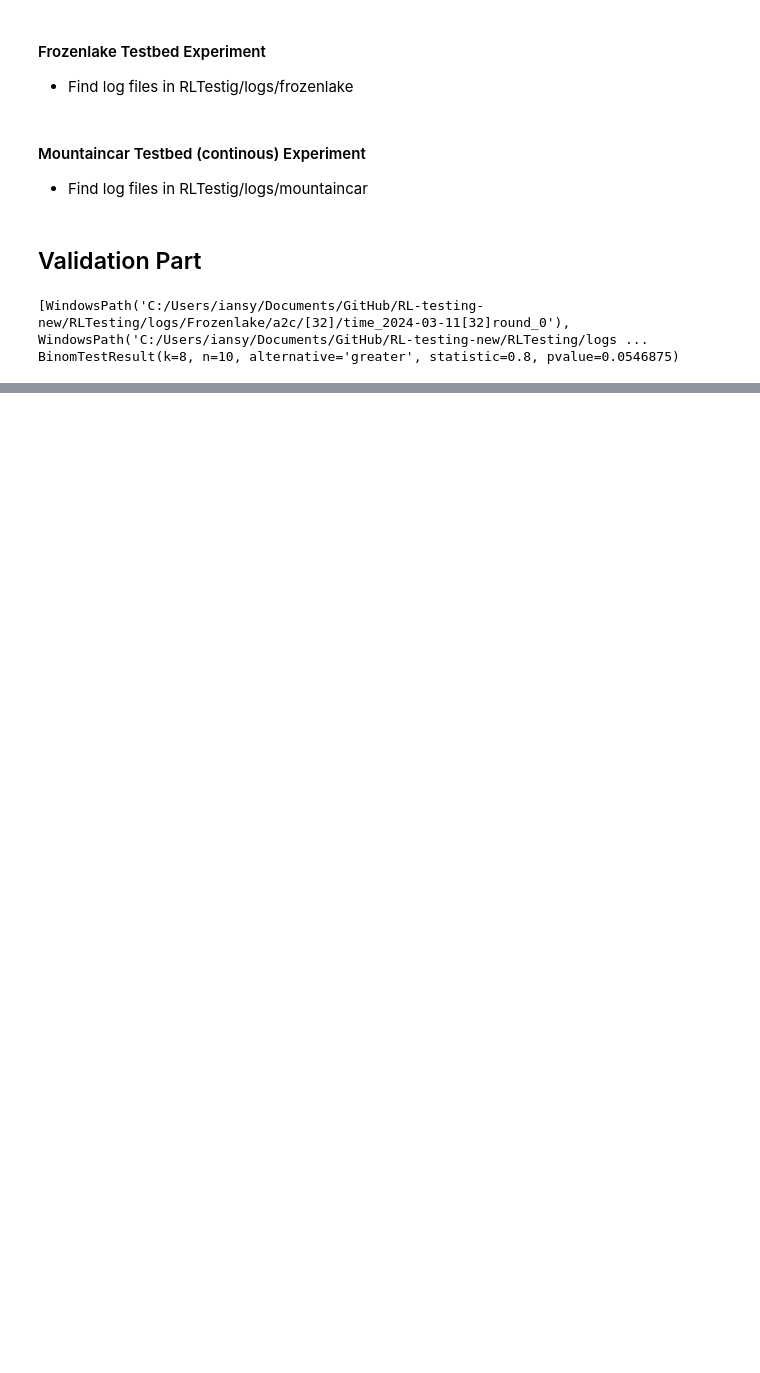
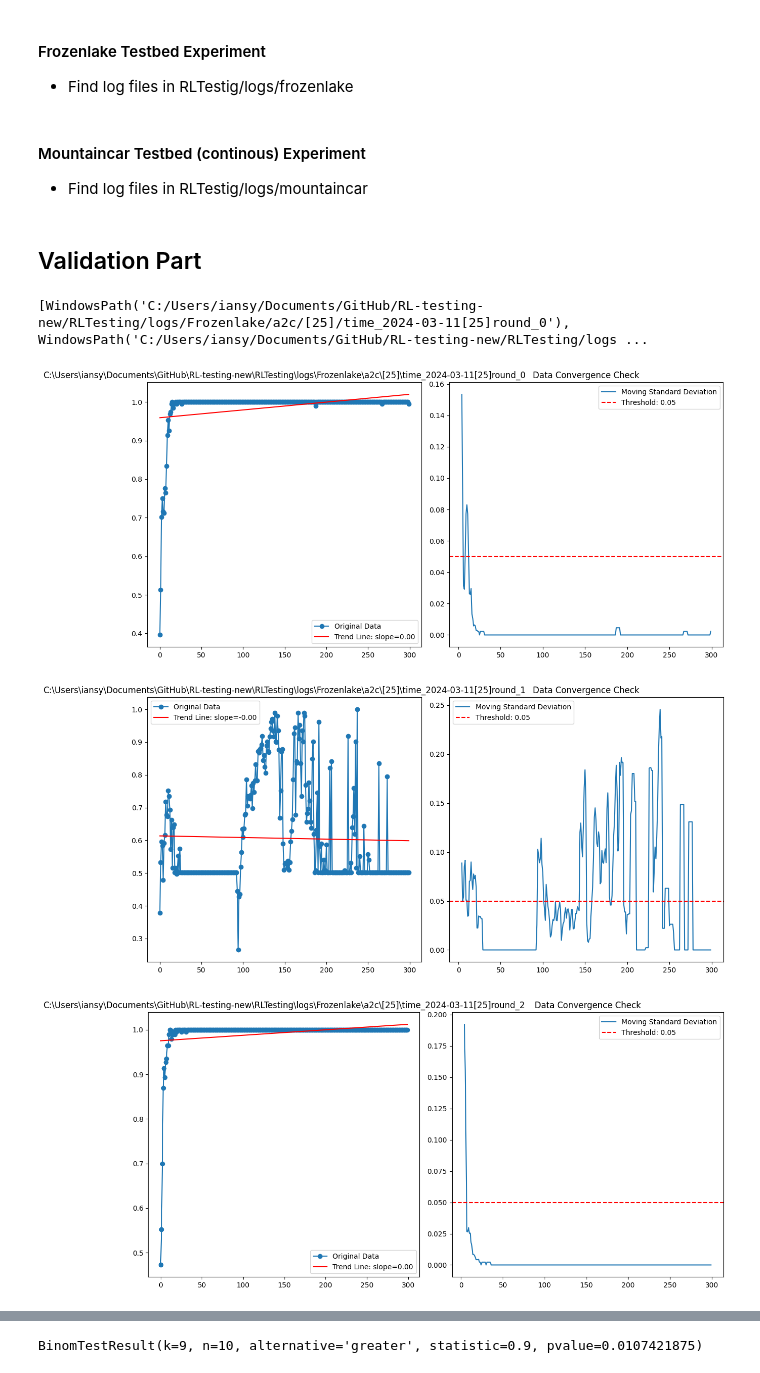
Before and after one commit to QixinWangCpsLab/RL-testing-new, a Jupyter notebook: RLTesting/testing_script.ipynb, the cells around one changed output, grey strips where cells are left out. Cells and saved outputs as stored; diff of their text form; code cells hidden in the pictures; blank space fills up the shorter version.

```diff
--- a/RLTesting/testing_script.ipynb
+++ b/RLTesting/testing_script.ipynb
@@ -233,7 +233,8 @@ def bin_test_frozenlake(bug_free_log_path = Path(os.path.join(root_dir, 'RLTesti
         data = log_parser.parse_log_file_fuzzy(path)
         if len(data)> 0:
             # temp = linelar_regression(data, title=path, show=show_fig)
-            temp = linear_regression_with_convergence_slop_check(data, title=path, show=show_fig)
+            temp = linear_regression_with_convergence_check(data, title=path, show=show_fig)
+            # temp = linear_regression_with_convergence_slop_check(data, title=path, show=show_fig)
         result.append(temp)
 
     p_value = binomtest(result.count('true'), len(result), alternative='greater')
@@ -266,8 +267,10 @@ def bin_test_mountaincar(bug_free_log_path = Path(os.path.join(root_dir, 'RLTest
 # %%
 # bin_test_frozenlake(bug_free_log_path = Path(os.path.join(root_dir, 'RLTesting', 'logs', 'Frozenlake', 'dqn', '[]')), show_fig=False)
 # bin_test_mountaincar(bug_free_log_path = Path(os.path.join(root_dir, 'RLTesting', 'logs', 'Mountaincar', 'a2c', '[]')), show_fig=True)
-# bin_test_mountaincar(bug_free_log_path = Path(os.path.join(root_dir, 'RLTesting', 'logs', 'Mountaincar', 'sac', '[]')), show_fig=True)
-bin_test_frozenlake(bug_free_log_path = Path(os.path.join(root_dir, 'RLTesting', 'logs', 'Frozenlake', 'a2c', '[32]')), show_fig=False)
+# bin_test_mountaincar(bug_free_log_path = Path(os.path.join(root_dir, 'RLTesting', 'logs', 'Mountaincar', 'sac', '[]')), show_2sdffig=True)
+bin_test_frozenlake(bug_free_log_path = Path(os.path.join(root_dir, 'RLTesting', 'logs', 'Frozenlake', 'a2c', '[25]')), show_fig=True)
 # %% [output]
-[WindowsPath('C:/Users/iansy/Documents/GitHub/RL-testing-new/RLTesting/logs/Frozenlake/a2c/[32]/time_2024-03-11[32]round_0'), WindowsPath('C:/Users/iansy/Documents/GitHub/RL-testing-new/RLTesting/logs ...
-BinomTestResult(k=8, n=10, alternative='greater', statistic=0.8, pvalue=0.0546875)
+[WindowsPath('C:/Users/iansy/Documents/GitHub/RL-testing-new/RLTesting/logs/Frozenlake/a2c/[25]/time_2024-03-11[25]round_0'), WindowsPath('C:/Users/iansy/Documents/GitHub/RL-testing-new/RLTesting/logs ...
+[figure, added]
+[figure, added]
+[figure, added]
@@ -273,0 +284 @@ BinomTestResult(k=8, n=10, alternative='greater', statistic=0.8, pvalue=0.054687
+BinomTestResult(k=9, n=10, alternative='greater', statistic=0.9, pvalue=0.0107421875)
```
Also changed, not shown: parts of 1 cell of this notebook.
